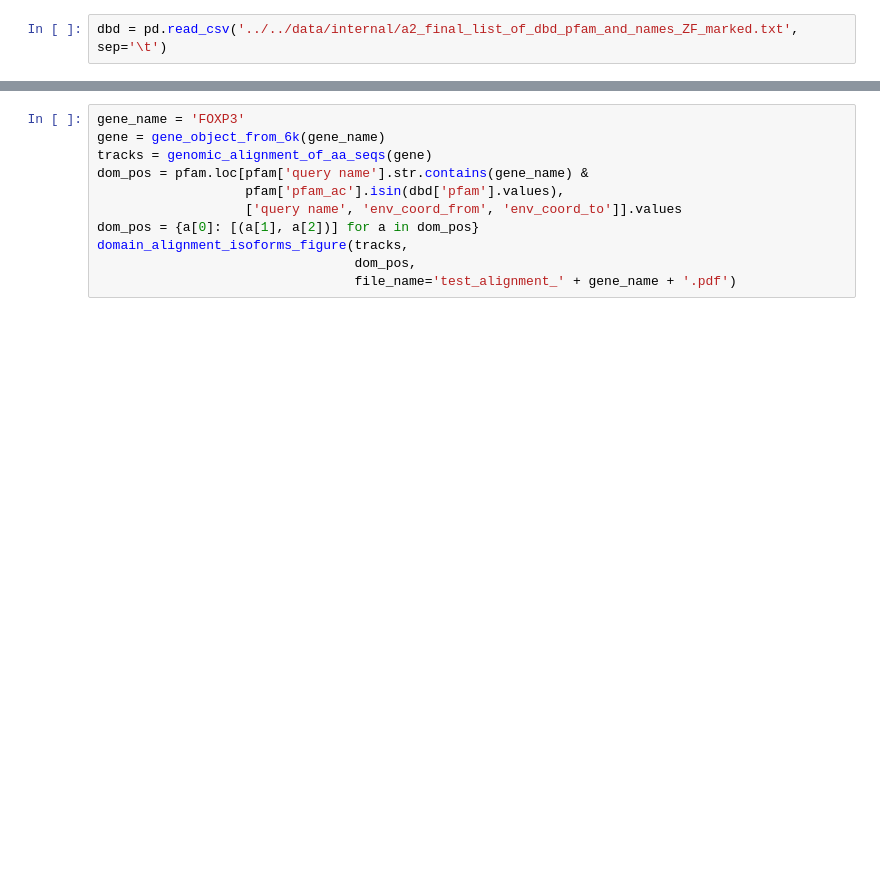
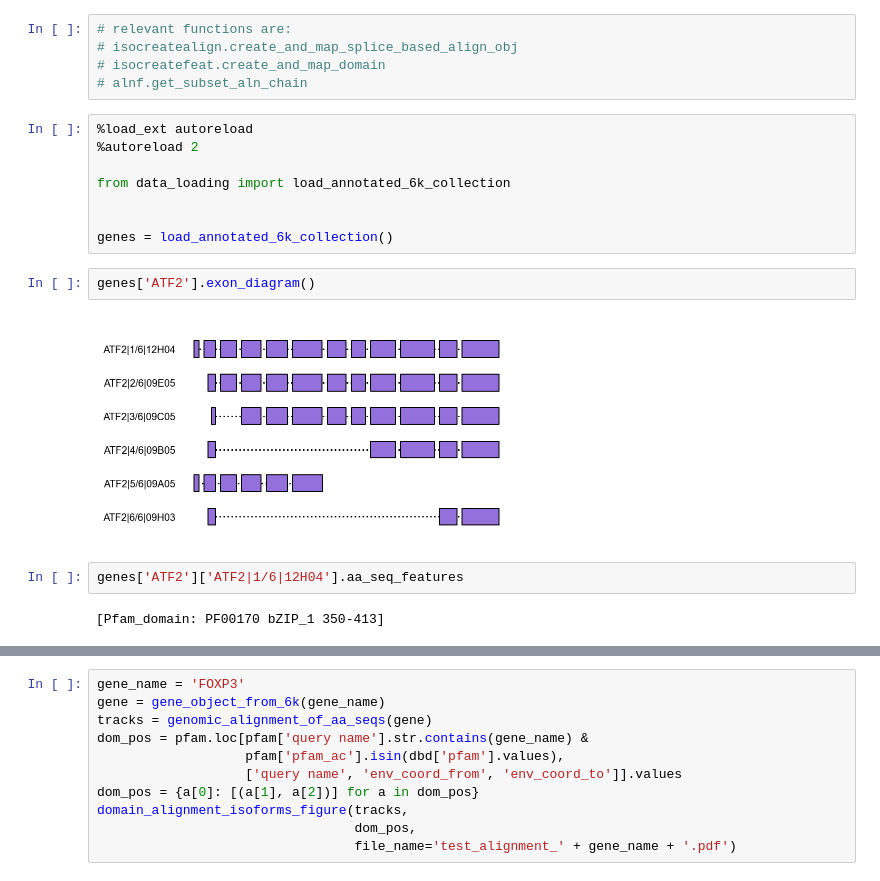
Before and after one commit to CCSB-DFCI/TF_isoforms_paper, a Jupyter notebook: analysis/i_integrative_analysis/oo_code_explore.ipynb, the cells around one changed output, grey strips where cells are left out. Cells and saved outputs as stored; diff of their text form; blank space fills up the shorter version.

```diff
--- a/analysis/i_integrative_analysis/oo_code_explore.ipynb
+++ b/analysis/i_integrative_analysis/oo_code_explore.ipynb
@@ -132,2 +1,21 @@ pfam['query name'] = pfam['query name'].map(convert_old_id_to_new_id)
-# %%
-dbd = pd.read_csv('../../data/internal/a2_final_list_of_dbd_pfam_and_names_ZF_marked.txt', sep='\t')
+# %%
+# relevant functions are:
+# isocreatealign.create_and_map_splice_based_align_obj
+# isocreatefeat.create_and_map_domain
+# alnf.get_subset_aln_chain
+# %%
+%load_ext autoreload
+%autoreload 2
+
+from data_loading import load_annotated_6k_collection
+
+
+genes = load_annotated_6k_collection()
+# %%
+genes['ATF2'].exon_diagram()
+# %% [output]
+[figure, added]
+# %%
+genes['ATF2']['ATF2|1/6|12H04'].aa_seq_features
+# %% [output]
+[Pfam_domain: PF00170 bZIP_1 350-413]
```
Also changed, not shown: parts of 7 cells of this notebook, 4 other files.
